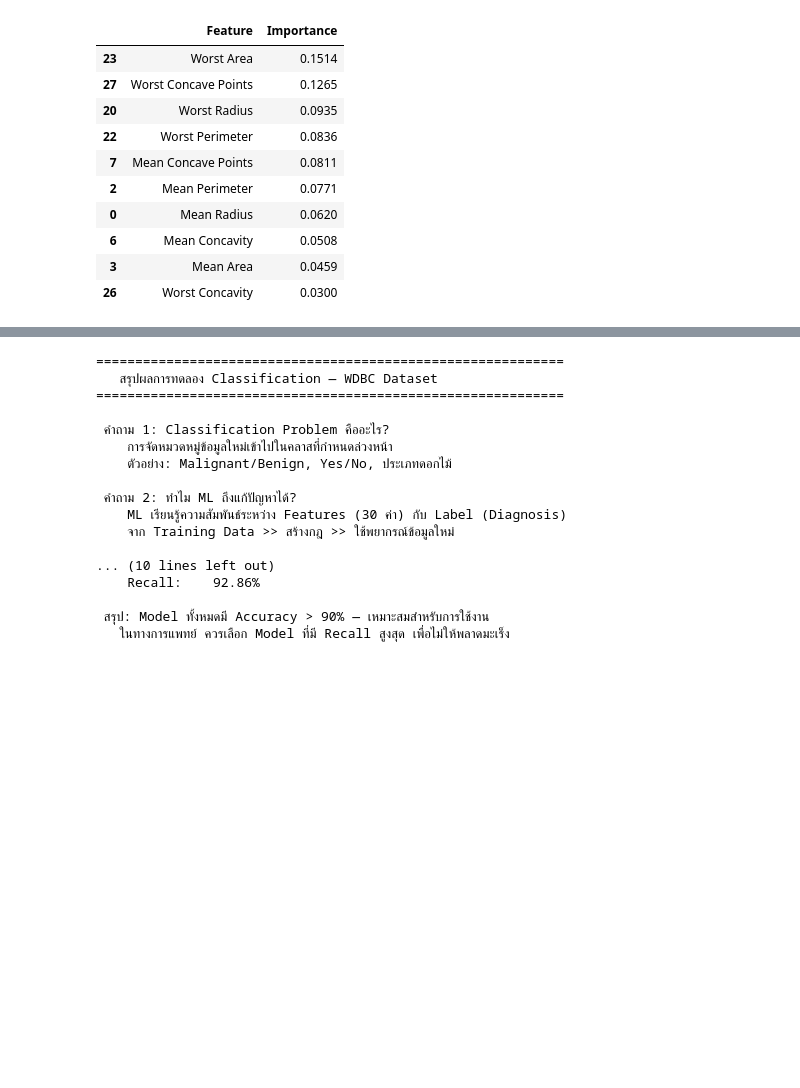
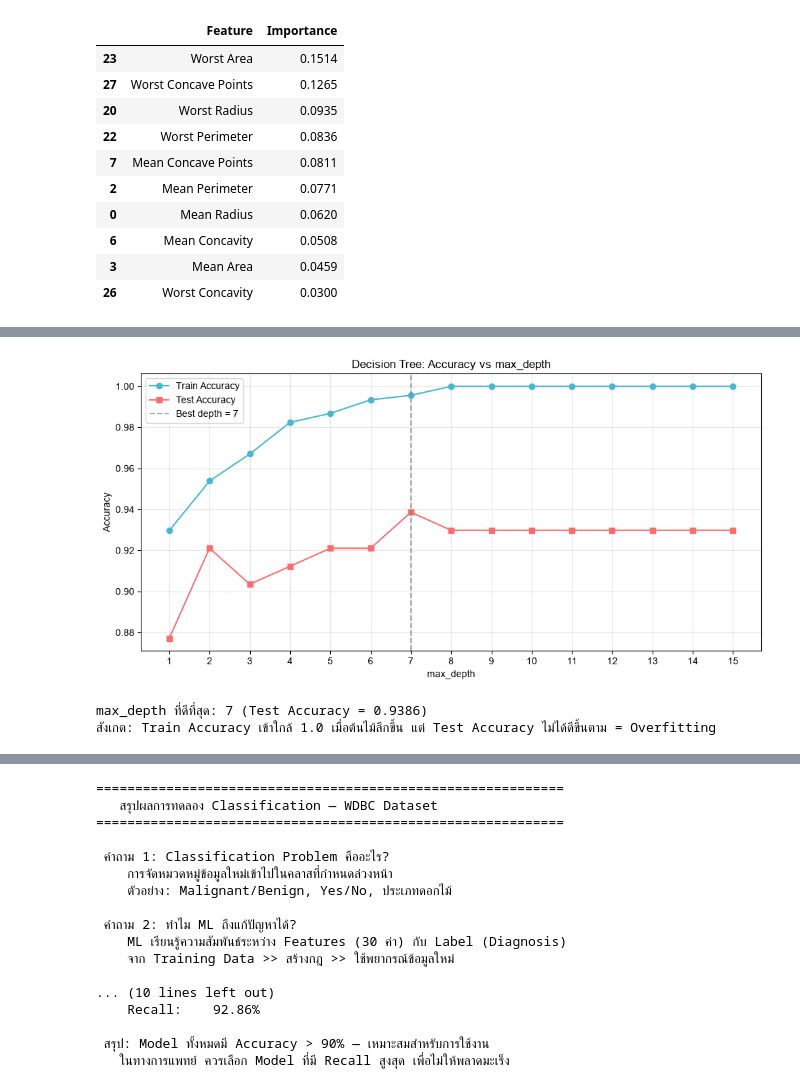
Before and after one commit to pasunim/DT514-Data-Classification-W5, a Jupyter notebook: W5_classification.ipynb, the cells around one changed output, grey strips where cells are left out. Drawn from its saved outputs; the diff is of its cells as text; code cells hidden in the pictures; blank space fills up the shorter version.

```diff
--- a/W5_classification.ipynb
+++ b/W5_classification.ipynb
@@ -445,0 +454,42 @@ display(importance_df.head(10).round(4))
+# %%
+# Section 6: หา max_depth ที่เหมาะสม
+
+from sklearn.tree import DecisionTreeClassifier, plot_tree, export_text
+
+# ใช้ข้อมูลดิบ (ไม่ Scale) แบ่งด้วย random_state และ stratify เดิม จะได้แถวเดียวกับ Section 3
+X_train_raw, X_test_raw, y_train_raw, y_test_raw = train_test_split(
+    X, y_encoded,
+    test_size=0.2,
+    random_state=42,
+    stratify=y_encoded
+)
+
+depths = range(1, 16)
+train_scores, test_scores = [], []
+for d in depths:
+    dt = DecisionTreeClassifier(max_depth=d, random_state=42)
+    dt.fit(X_train_raw, y_train_raw)
+    train_scores.append(dt.score(X_train_raw, y_train_raw))
+    test_scores.append(dt.score(X_test_raw, y_test_raw))
+
+best_depth = depths[int(np.argmax(test_scores))]
+
+plt.figure(figsize=(10, 5))
+plt.plot(depths, train_scores, 'o-', label='Train Accuracy', color='#45b7d1')
+plt.plot(depths, test_scores, 's-', label='Test Accuracy', color='#ff6b6b')
+plt.axvline(best_depth, linestyle='--', color='gray', alpha=0.7, label=f'Best depth = {best_depth}')
+plt.xlabel('max_depth')
+plt.ylabel('Accuracy')
+plt.title('Decision Tree: Accuracy vs max_depth')
+plt.xticks(list(depths))
+plt.legend()
+plt.grid(alpha=0.3)
+plt.tight_layout()
+plt.show()
+
+print(f'max_depth ที่ดีที่สุด: {best_depth} (Test Accuracy = {max(test_scores):.4f})')
+print('สังเกต: Train Accuracy เข้าใกล้ 1.0 เมื่อต้นไม้ลึกขึ้น แต่ Test Accuracy ไม่ได้ดีขึ้นตาม = Overfitting')
+# %% [output]
+[figure, added]
+max_depth ที่ดีที่สุด: 7 (Test Accuracy = 0.9386)
+สังเกต: Train Accuracy เข้าใกล้ 1.0 เมื่อต้นไม้ลึกขึ้น แต่ Test Accuracy ไม่ได้ดีขึ้นตาม = Overfitting
```
Also changed, not shown: parts of 5 cells of this notebook.
